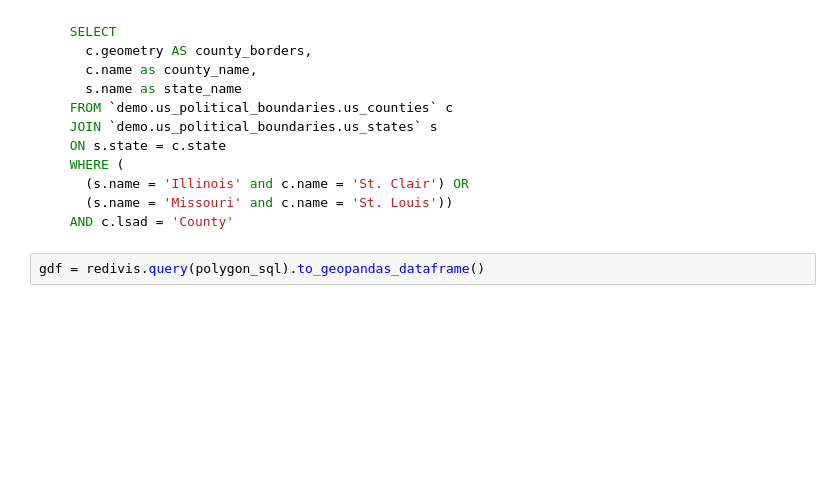
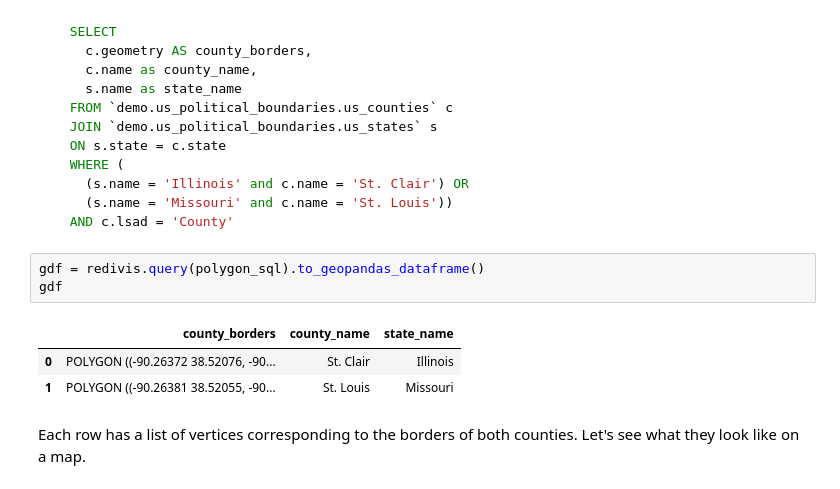
Before and after one commit to rs-kellogg/numerator-queries, a Jupyter notebook: numerator-queries.ipynb, the cells around one changed output. Drawn from its saved outputs; the diff is of its cells as text; blank space fills up the shorter version.

````diff
--- a/numerator-queries.ipynb
+++ b/numerator-queries.ipynb
@@ -265,6 +323,13 @@
 ```
 # %%
 gdf = redivis.query(polygon_sql).to_geopandas_dataframe()
+gdf
+# %% [output]
+|  | county_borders | county_name | state_name |
+| 0 | POLYGON ((-90.26372 38.52076, -90... | St. Clair | Illinois |
+| 1 | POLYGON ((-90.26381 38.52055, -90... | St. Louis | Missouri |
+# %% [markdown]
+Each row has a list of vertices corresponding to the borders of both counties. Let's see what they look like on a map.
 # %%
 import geopandas as gpd
 import contextily as ctx
````
Also changed, not shown: parts of 13 cells of this notebook, 1 other file.
